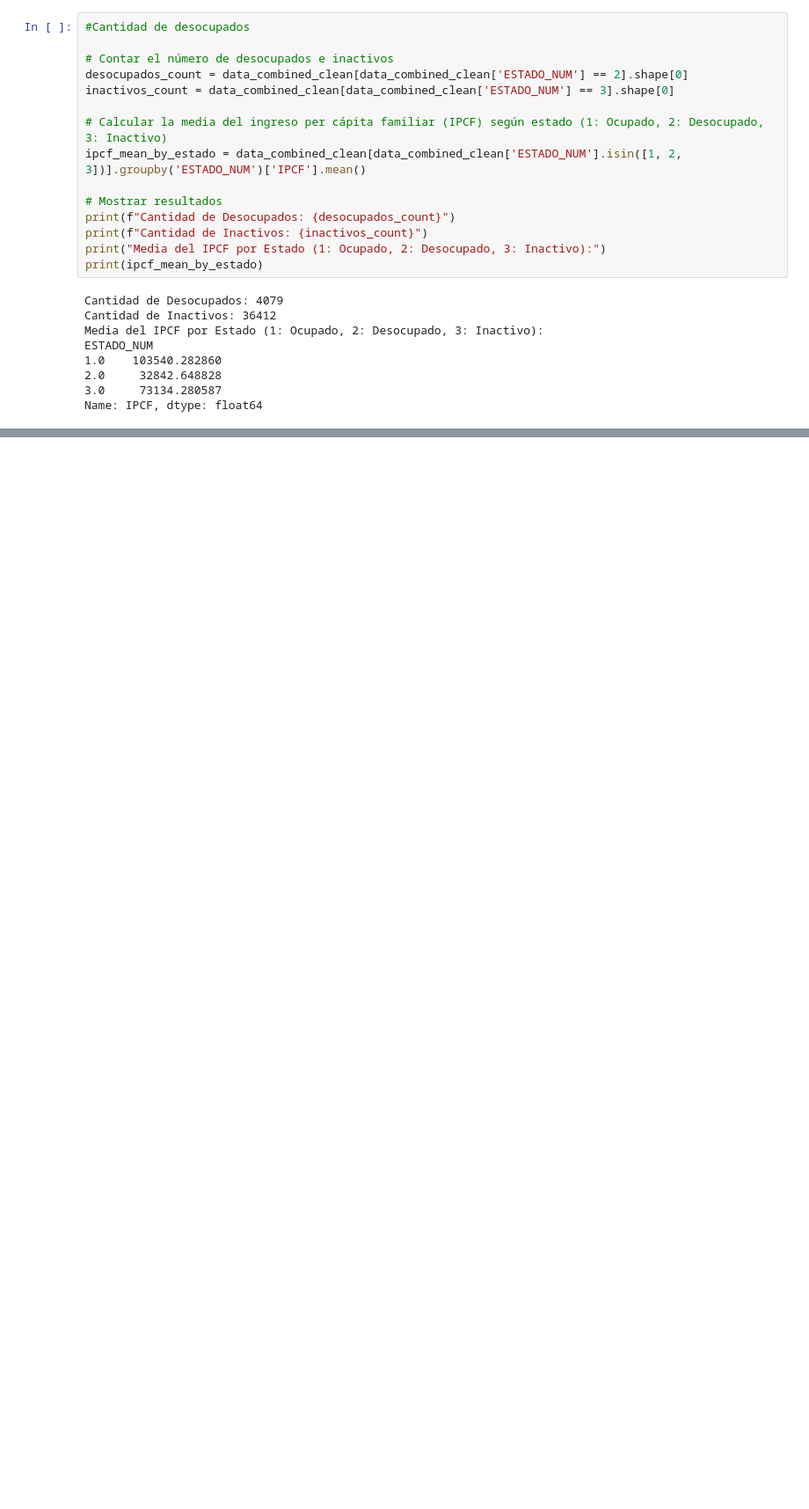
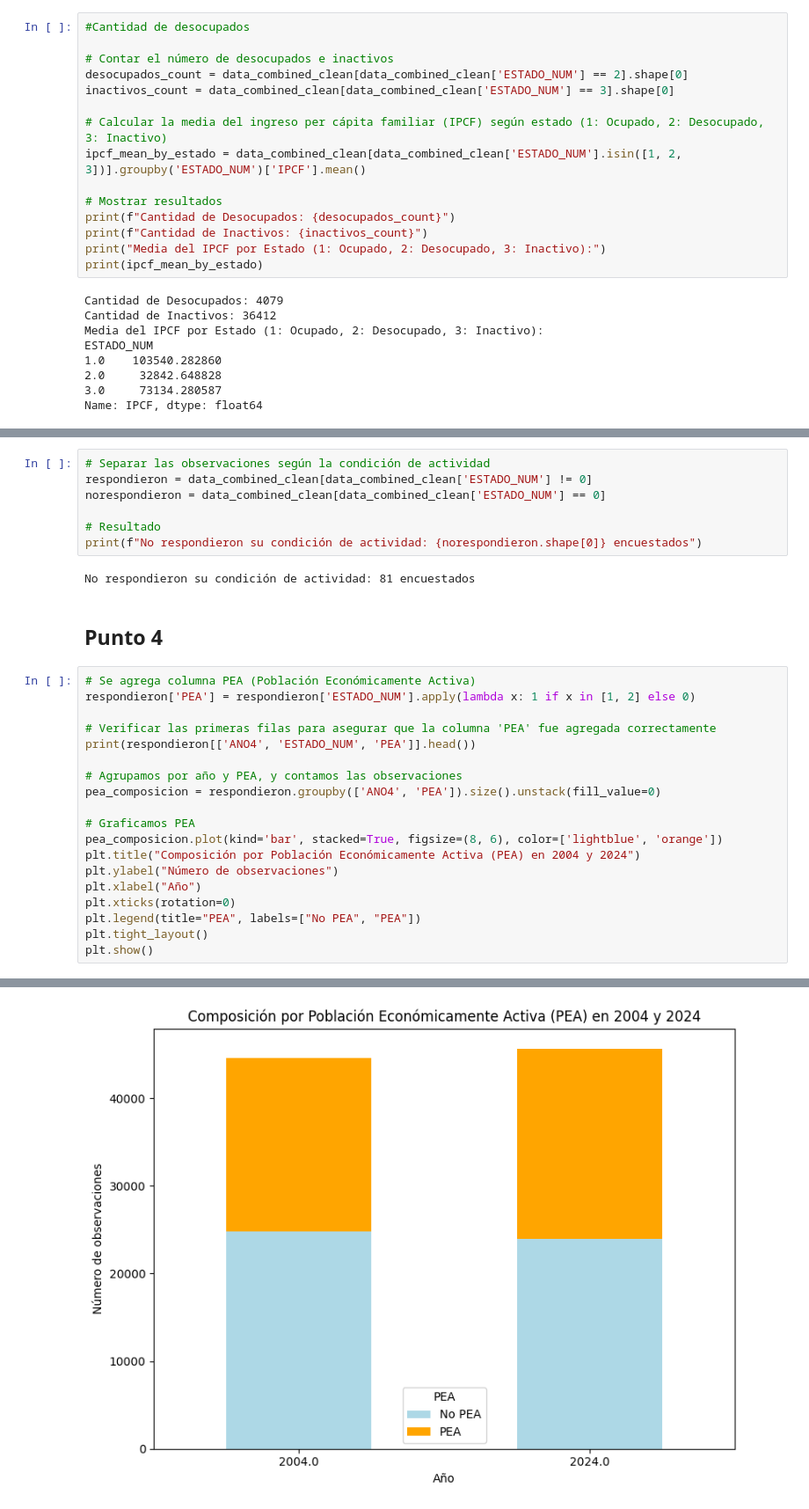
Before and after one commit to JorgeJimenezT/Big-Data-UBA---Jimenez-Menendez-Nunez, a Jupyter notebook: TP3/Tp3.ipynb, the cells around one changed output, grey strips where cells are left out. Shown at 88% size. Drawn from its saved outputs; the diff is of its cells as text; blank space fills up the shorter version.

```diff
--- a/TP3/Tp3.ipynb
+++ b/TP3/Tp3.ipynb
@@ -504,0 +518,31 @@ Name: IPCF, dtype: float64
+# %%
+# Separar las observaciones según la condición de actividad
+respondieron = data_combined_clean[data_combined_clean['ESTADO_NUM'] != 0]
+norespondieron = data_combined_clean[data_combined_clean['ESTADO_NUM'] == 0]
+
+# Resultado
+print(f"No respondieron su condición de actividad: {norespondieron.shape[0]} encuestados")
+# %% [output]
+No respondieron su condición de actividad: 81 encuestados
+# %% [markdown]
+## Punto 4
+# %%
+# Se agrega columna PEA (Población Económicamente Activa)
+respondieron['PEA'] = respondieron['ESTADO_NUM'].apply(lambda x: 1 if x in [1, 2] else 0)
+
+# Verificar las primeras filas para asegurar que la columna 'PEA' fue agregada correctamente
+print(respondieron[['ANO4', 'ESTADO_NUM', 'PEA']].head())
+
+# Agrupamos por año y PEA, y contamos las observaciones
+pea_composicion = respondieron.groupby(['ANO4', 'PEA']).size().unstack(fill_value=0)
+
+# Graficamos PEA
+pea_composicion.plot(kind='bar', stacked=True, figsize=(8, 6), color=['lightblue', 'orange'])
+plt.title("Composición por Población Económicamente Activa (PEA) en 2004 y 2024")
+plt.ylabel("Número de observaciones")
+plt.xlabel("Año")
+plt.xticks(rotation=0)
+plt.legend(title="PEA", labels=["No PEA", "PEA"])
+plt.tight_layout()
+plt.show()
+# %% [output]
@@ -504,0 +560 @@ Name: IPCF, dtype: float64
+[figure, added]
```
Also changed, not shown: parts of 18 cells of this notebook.
